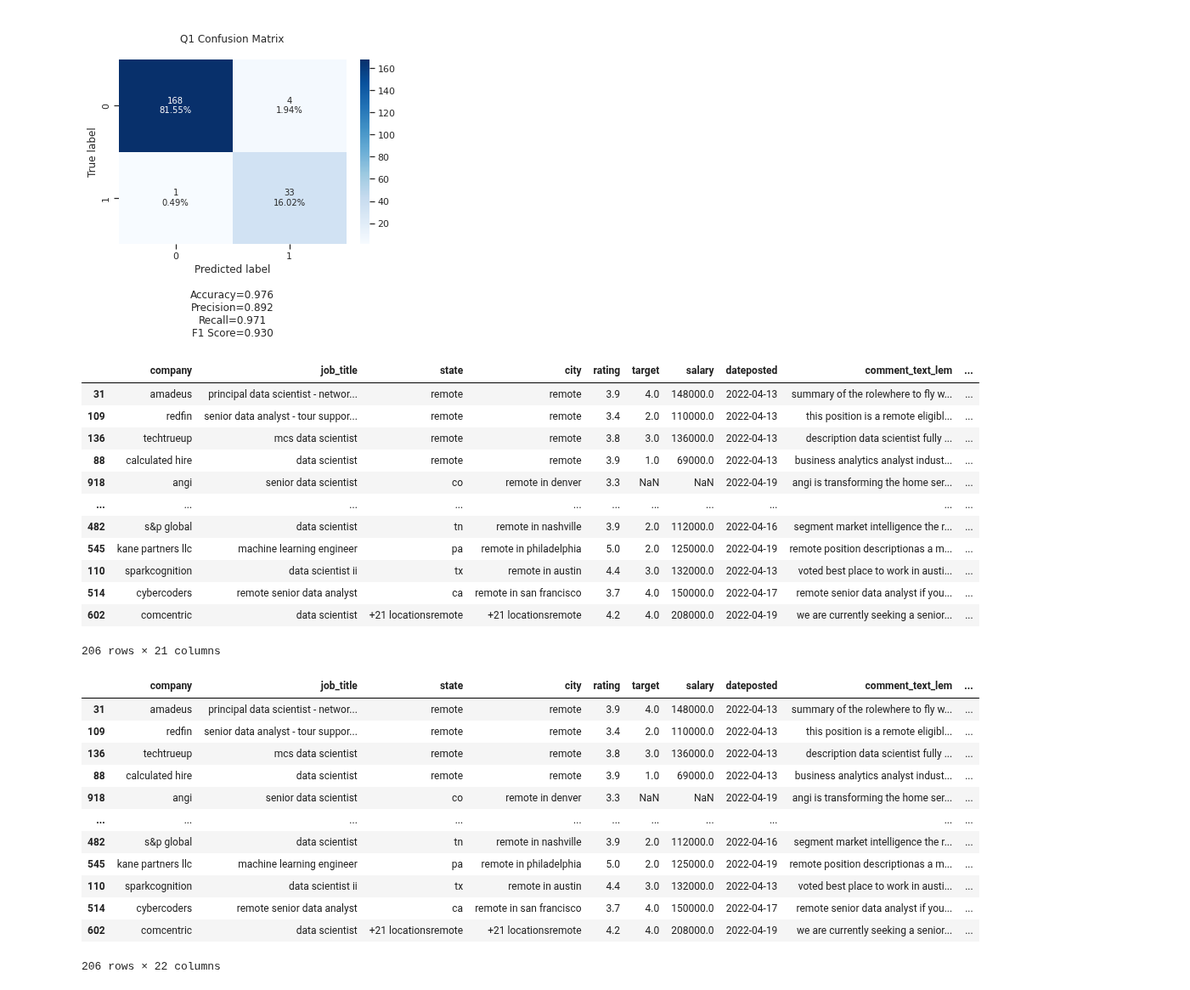
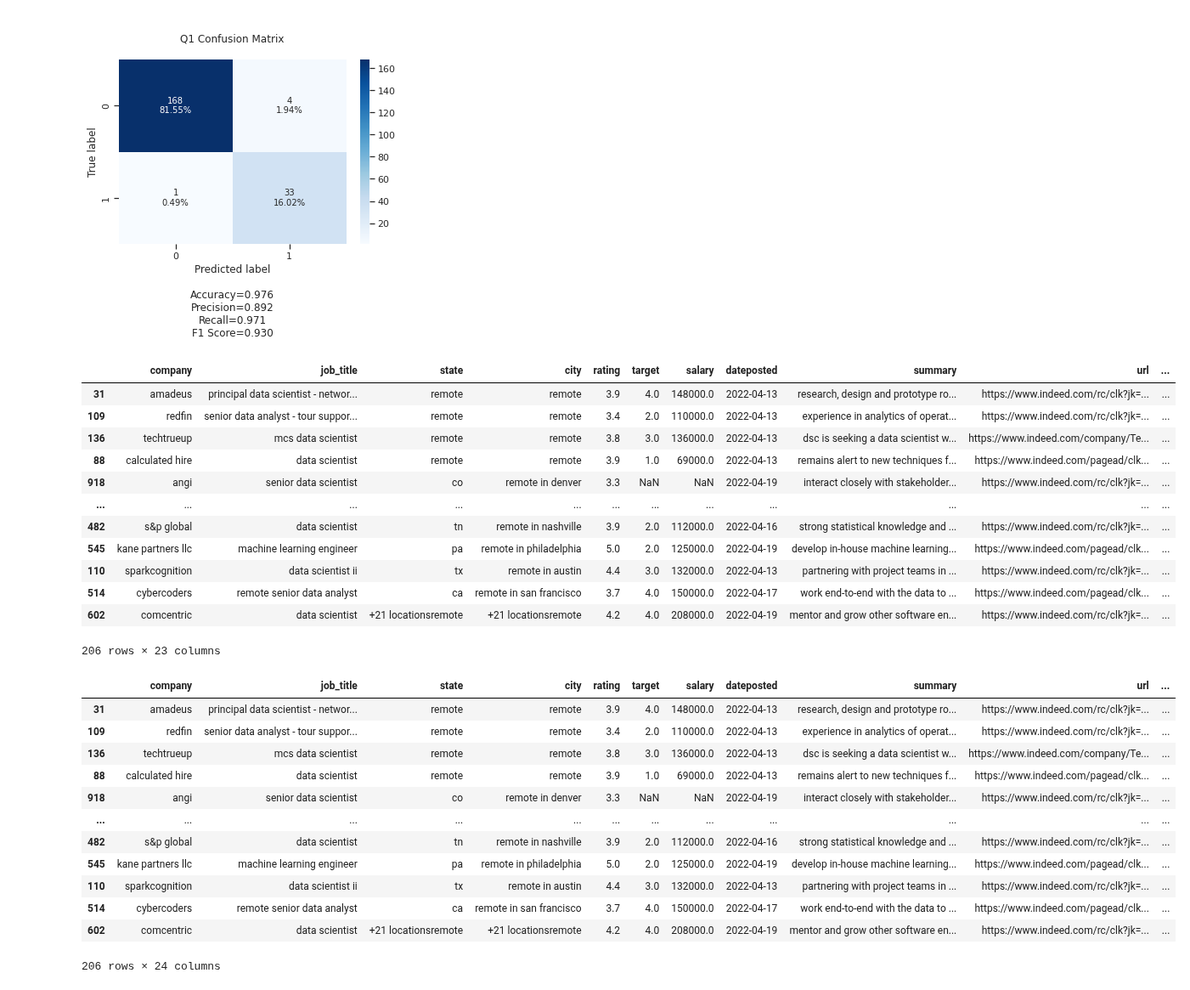
Before and after one commit to 333Kenji/indeedjobscraper, a Jupyter notebook: docs/3_NLP_and_ML_Pipeline.ipynb, the cells around one changed output. Shown at 85% size. Saved outputs shown, nothing was run; the diff lists cells and outputs as text; code cells hidden in the pictures.

Commit message:
did enough postprocessing for use of data in tableau, looks great

```diff
--- a/docs/3_NLP_and_ML_Pipeline.ipynb
+++ b/docs/3_NLP_and_ML_Pipeline.ipynb
@@ -95,7 +95,7 @@ Before I can begin splitting the data I need to set the target for my methodolog
 
 I'm going to one-hot-encode the target feature so I can select each of the next columns as my y - one for each model.
 # %%
-data = data[['company','job_title','state','city','rating','cleaned','target','salary', 'dateposted']]
+data = data[['company','job_title','state','city','rating','cleaned','target','salary', 'dateposted','summary','url']]
 # %%
 ohe = OneHotEncoder(sparse=False, dtype='int')
 targets = ohe.fit_transform(pd.DataFrame(data.target))
@@ -574,51 +574,52 @@ for title, cf, y_t, y_pred, y_prob in zip(Q, te_confusions, y_test, y_test_preds
 # %%
 results_table
 # %% [output]
-|  | company | job_title | state | city | rating | target | salary | dateposted | comment_text_lem | ... |
-| 31 | amadeus | principal data scientist - networ... | remote | remote | 3.9 | 4.0 | 148000.0 | 2022-04-13 | summary of the rolewhere to fly w... | ... |
-| 109 | redfin | senior data analyst - tour suppor... | remote | remote | 3.4 | 2.0 | 110000.0 | 2022-04-13 | this position is a remote eligibl... | ... |
-| 136 | techtrueup | mcs data scientist | remote | remote | 3.8 | 3.0 | 136000.0 | 2022-04-13 | description data scientist fully ... | ... |
-| 88 | calculated hire | data scientist | remote | remote | 3.9 | 1.0 | 69000.0 | 2022-04-13 | business analytics analyst indust... | ... |
-| 918 | angi | senior data scientist | co | remote in denver | 3.3 | NaN | NaN | 2022-04-19 | angi is transforming the home ser... | ... |
-| ... | ... | ... | ... | ... | ... | ... | ... | ... | ... | ... |
-| 482 | s&p global | data scientist | tn | remote in nashville | 3.9 | 2.0 | 112000.0 | 2022-04-16 | segment market intelligence the r... | ... |
-| 545 | kane partners llc | machine learning engineer | pa | remote in philadelphia | 5.0 | 2.0 | 125000.0 | 2022-04-19 | remote position descriptionas a m... | ... |
-| 110 | sparkcognition | data scientist ii | tx | remote in austin | 4.4 | 3.0 | 132000.0 | 2022-04-13 | voted best place to work in austi... | ... |
-| 514 | cybercoders | remote senior data analyst | ca | remote in san francisco | 3.7 | 4.0 | 150000.0 | 2022-04-17 | remote senior data analyst if you... | ... |
-| 602 | comcentric | data scientist | +21 locationsremote | +21 locationsremote | 4.2 | 4.0 | 208000.0 | 2022-04-19 | we are currently seeking a senior... | ... |
+|  | company | job_title | state | city | rating | target | salary | dateposted | summary | url | ... |
+| 31 | amadeus | principal data scientist - networ... | remote | remote | 3.9 | 4.0 | 148000.0 | 2022-04-13 | research, design and prototype ro... | https://www.indeed.com/rc/clk?jk=... | ... |
+| 109 | redfin | senior data analyst - tour suppor... | remote | remote | 3.4 | 2.0 | 110000.0 | 2022-04-13 | experience in analytics of operat... | https://www.indeed.com/rc/clk?jk=... | ... |
+| 136 | techtrueup | mcs data scientist | remote | remote | 3.8 | 3.0 | 136000.0 | 2022-04-13 | dsc is seeking a data scientist w... | https://www.indeed.com/company/Te... | ... |
+| 88 | calculated hire | data scientist | remote | remote | 3.9 | 1.0 | 69000.0 | 2022-04-13 | remains alert to new techniques f... | https://www.indeed.com/pagead/clk... | ... |
+| 918 | angi | senior data scientist | co | remote in denver | 3.3 | NaN | NaN | 2022-04-19 | interact closely with stakeholder... | https://www.indeed.com/rc/clk?jk=... | ... |
+| ... | ... | ... | ... | ... | ... | ... | ... | ... | ... | ... | ... |
+| 482 | s&p global | data scientist | tn | remote in nashville | 3.9 | 2.0 | 112000.0 | 2022-04-16 | strong statistical knowledge and ... | https://www.indeed.com/rc/clk?jk=... | ... |
+| 545 | kane partners llc | machine learning engineer | pa | remote in philadelphia | 5.0 | 2.0 | 125000.0 | 2022-04-19 | develop in-house machine learning... | https://www.indeed.com/pagead/clk... | ... |
+| 110 | sparkcognition | data scientist ii | tx | remote in austin | 4.4 | 3.0 | 132000.0 | 2022-04-13 | partnering with project teams in ... | https://www.indeed.com/rc/clk?jk=... | ... |
+| 514 | cybercoders | remote senior data analyst | ca | remote in san francisco | 3.7 | 4.0 | 150000.0 | 2022-04-17 | work end-to-end with the data to ... | https://www.indeed.com/pagead/clk... | ... |
+| 602 | comcentric | data scientist | +21 locationsremote | +21 locationsremote | 4.2 | 4.0 | 208000.0 | 2022-04-19 | mentor and grow other software en... | https://www.indeed.com/rc/clk?jk=... | ... |
-206 rows × 21 columns
+206 rows × 23 columns
 # %%
 def Q(row):
     """Subtracts the distance (in days) provided by the postD function.
     Args:
         row (record in the data): record
 
     Returns:
         datetime object: extract date - relative age = actual post date
     """
     #np.argmax(row[['Q1_Prob', 'Q2_Prob','Q3_Prob','Q4_Prob']].values)
     Q1 = row['Q1_probabilities'][1]
     Q2 = row['Q2_probabilities'][1]
     Q3 = row['Q3_probabilities'][1]
     Q4 = row['Q4_probabilities'][1]
     lst = [Q1,Q2,Q3,Q4]
-    return float(lst.index(max(lst))+1)
+    # adding 1 so these correspond to the target names rather than 0 indexed.
+    return int(lst.index(max(lst))+1)
     #next, check if that
 
 
 results_table['Q'] = results_table.apply( lambda row : Q(row), axis = 1)
 results_table
 # %% [output]
-|  | company | job_title | state | city | rating | target | salary | dateposted | comment_text_lem | ... |
-| 31 | amadeus | principal data scientist - networ... | remote | remote | 3.9 | 4.0 | 148000.0 | 2022-04-13 | summary of the rolewhere to fly w... | ... |
-| 109 | redfin | senior data analyst - tour suppor... | remote | remote | 3.4 | 2.0 | 110000.0 | 2022-04-13 | this position is a remote eligibl... | ... |
-| 136 | techtrueup | mcs data scientist | remote | remote | 3.8 | 3.0 | 136000.0 | 2022-04-13 | description data scientist fully ... | ... |
-| 88 | calculated hire | data scientist | remote | remote | 3.9 | 1.0 | 69000.0 | 2022-04-13 | business analytics analyst indust... | ... |
-| 918 | angi | senior data scientist | co | remote in denver | 3.3 | NaN | NaN | 2022-04-19 | angi is transforming the home ser... | ... |
-| ... | ... | ... | ... | ... | ... | ... | ... | ... | ... | ... |
-| 482 | s&p global | data scientist | tn | remote in nashville | 3.9 | 2.0 | 112000.0 | 2022-04-16 | segment market intelligence the r... | ... |
-| 545 | kane partners llc | machine learning engineer | pa | remote in philadelphia | 5.0 | 2.0 | 125000.0 | 2022-04-19 | remote position descriptionas a m... | ... |
-| 110 | sparkcognition | data scientist ii | tx | remote in austin | 4.4 | 3.0 | 132000.0 | 2022-04-13 | voted best place to work in austi... | ... |
-| 514 | cybercoders | remote senior data analyst | ca | remote in san francisco | 3.7 | 4.0 | 150000.0 | 2022-04-17 | remote senior data analyst if you... | ... |
-| 602 | comcentric | data scientist | +21 locationsremote | +21 locationsremote | 4.2 | 4.0 | 208000.0 | 2022-04-19 | we are currently seeking a senior... | ... |
+|  | company | job_title | state | city | rating | target | salary | dateposted | summary | url | ... |
+| 31 | amadeus | principal data scientist - networ... | remote | remote | 3.9 | 4.0 | 148000.0 | 2022-04-13 | research, design and prototype ro... | https://www.indeed.com/rc/clk?jk=... | ... |
+| 109 | redfin | senior data analyst - tour suppor... | remote | remote | 3.4 | 2.0 | 110000.0 | 2022-04-13 | experience in analytics of operat... | https://www.indeed.com/rc/clk?jk=... | ... |
+| 136 | techtrueup | mcs data scientist | remote | remote | 3.8 | 3.0 | 136000.0 | 2022-04-13 | dsc is seeking a data scientist w... | https://www.indeed.com/company/Te... | ... |
+| 88 | calculated hire | data scientist | remote | remote | 3.9 | 1.0 | 69000.0 | 2022-04-13 | remains alert to new techniques f... | https://www.indeed.com/pagead/clk... | ... |
+| 918 | angi | senior data scientist | co | remote in denver | 3.3 | NaN | NaN | 2022-04-19 | interact closely with stakeholder... | https://www.indeed.com/rc/clk?jk=... | ... |
+| ... | ... | ... | ... | ... | ... | ... | ... | ... | ... | ... | ... |
+| 482 | s&p global | data scientist | tn | remote in nashville | 3.9 | 2.0 | 112000.0 | 2022-04-16 | strong statistical knowledge and ... | https://www.indeed.com/rc/clk?jk=... | ... |
+| 545 | kane partners llc | machine learning engineer | pa | remote in philadelphia | 5.0 | 2.0 | 125000.0 | 2022-04-19 | develop in-house machine learning... | https://www.indeed.com/pagead/clk... | ... |
+| 110 | sparkcognition | data scientist ii | tx | remote in austin | 4.4 | 3.0 | 132000.0 | 2022-04-13 | partnering with project teams in ... | https://www.indeed.com/rc/clk?jk=... | ... |
+| 514 | cybercoders | remote senior data analyst | ca | remote in san francisco | 3.7 | 4.0 | 150000.0 | 2022-04-17 | work end-to-end with the data to ... | https://www.indeed.com/pagead/clk... | ... |
+| 602 | comcentric | data scientist | +21 locationsremote | +21 locationsremote | 4.2 | 4.0 | 208000.0 | 2022-04-19 | mentor and grow other software en... | https://www.indeed.com/rc/clk?jk=... | ... |
-206 rows × 22 columns
+206 rows × 24 columns
```
Also changed, not shown: parts of 16 cells of this notebook.
